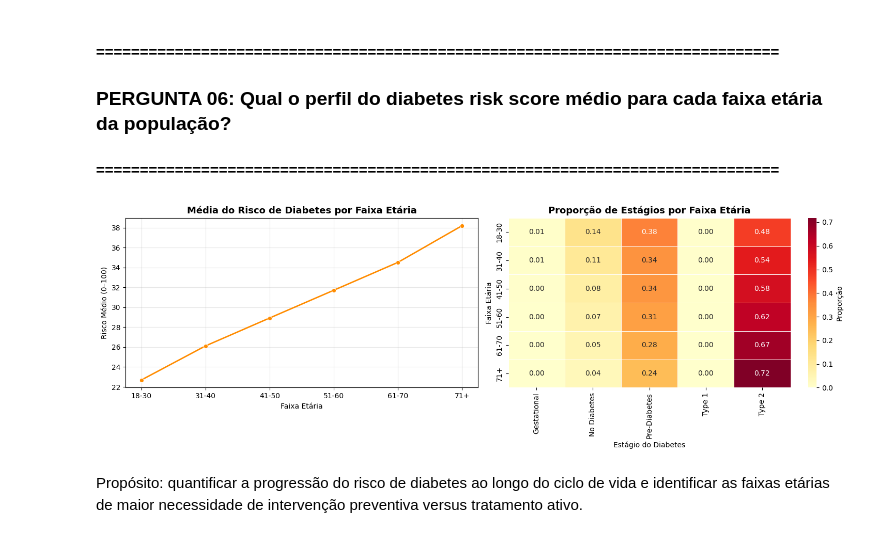
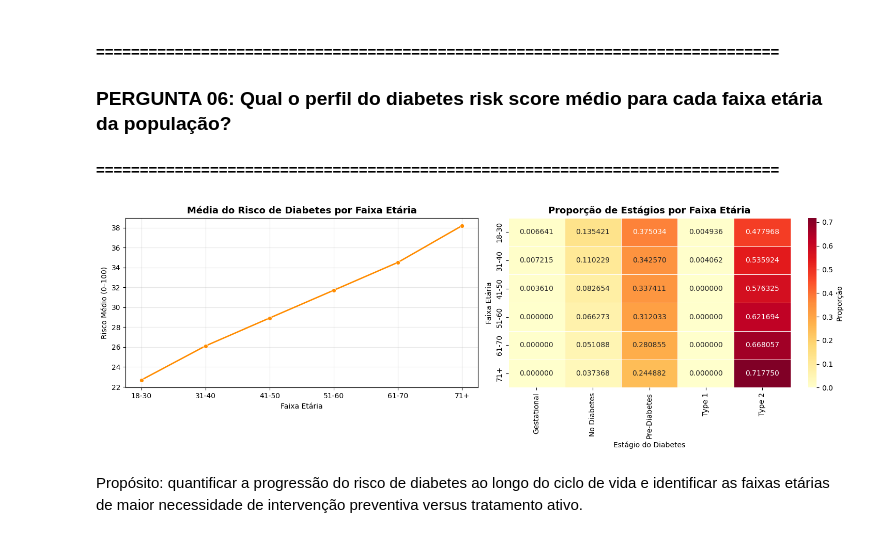
Before and after one commit to EvertonTeix/CdD_2025.2, a Jupyter notebook: notebooks/dataset_diabetes.ipynb, the cells around one changed output. Saved outputs shown, nothing was run; the diff lists cells and outputs as text; code cells hidden in the pictures.

```diff
--- a/notebooks/dataset_diabetes.ipynb
+++ b/notebooks/dataset_diabetes.ipynb
@@ -448,35 +441,35 @@ sns.lineplot(
     y='diabetes_risk_score',
     marker='o',
     linewidth=2,
     color='#ff8c00',
     ax=axes[0]
 )
 
 axes[0].set_title('Média do Risco de Diabetes por Faixa Etária', fontsize=13, weight='bold')
 axes[0].set_xlabel('Faixa Etária')
 axes[0].set_ylabel('Risco Médio (0–100)')
 axes[0].grid(alpha=0.3)
 
 # Gráfico 2: heatmap
 sns.heatmap(
     heat_data,
     annot=True,
     cmap='YlOrRd',
-    fmt='.2f',
+    fmt='.6f',
     linewidths=.5,
     cbar_kws={'label': 'Proporção'},
     ax=axes[1]
 )
 
 axes[1].set_title('Proporção de Estágios por Faixa Etária', fontsize=13, weight='bold')
 axes[1].set_xlabel('Estágio do Diabetes')
 axes[1].set_ylabel('Faixa Etária')
 
 plt.tight_layout()
 plt.savefig(os.path.join(FIGURES_PATH, 'pergunta06', 'lineplot_e_heatmap_faixa_etaria.png'),dpi=300, bbox_inches='tight')
 plt.show()
 # %% [output]
-[figure, old version]
+[figure, new version]
 # %% [markdown]
 Propósito: quantificar a progressão do risco de diabetes ao longo do ciclo de vida e identificar as faixas etárias de maior necessidade de intervenção preventiva versus tratamento ativo.
 # %% [markdown]
```
Also changed, not shown: parts of 5 cells of this notebook, 4 other files.
